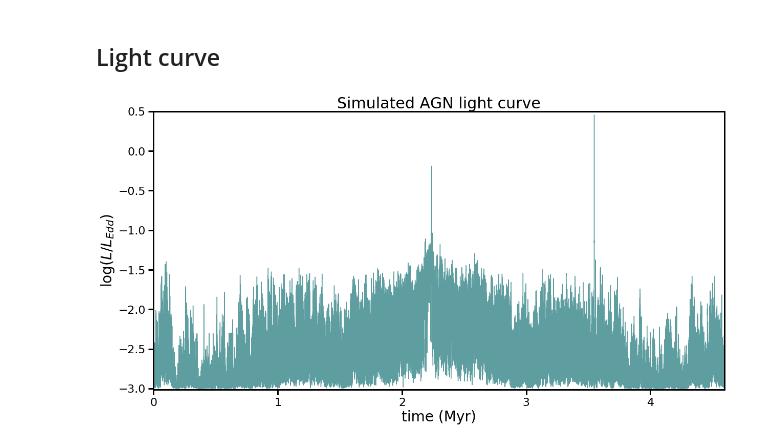
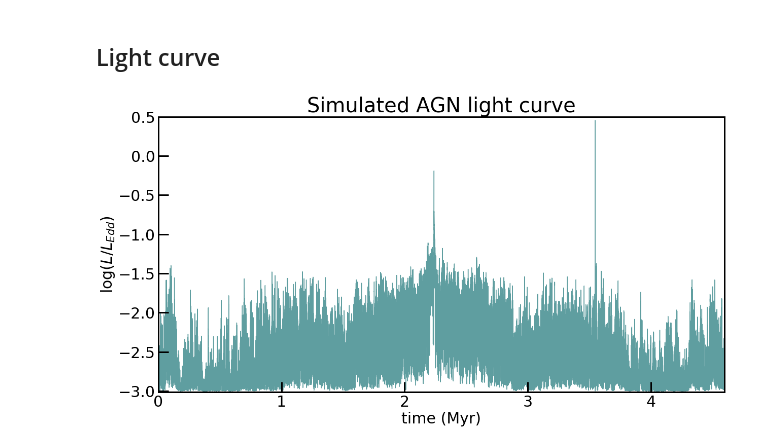
Before and after one commit to openhearted99/AGN_variability_project, a Jupyter notebook: Simulations/visualization/default_params/Factory2.0.ipynb, the cells around one changed output. Drawn from its saved outputs; the diff is of its cells as text; code cells hidden in the pictures.

```diff
--- a/Simulations/visualization/default_params/Factory2.0.ipynb
+++ b/Simulations/visualization/default_params/Factory2.0.ipynb
@@ -628,22 +628,21 @@ time_myr = time_years/1e6 # time in million years
 # %%
 with plt.style.context('seaborn-paper'):
     fig, ax = plt.subplots(1, figsize=(20, 10))
-
-    ax.set_title('Simulated AGN light curve', fontsize=30)
-    ax.tick_params(direction='out', length=10, width=3, labelsize=22)
-    ax.xaxis.offsetText.set_fontsize(22)
+    ax.plot(time_myr, default_curves[0], color='cadetblue', zorder=1)
+    ax.set_title('Simulated AGN light curve', fontsize=40)
+    ax.tick_params(direction='in', length=20, width=3, labelsize=30, zorder=10)
     ax.spines['top'].set_linewidth(3)
     ax.spines['right'].set_linewidth(3)
     ax.spines['bottom'].set_linewidth(3)
     ax.spines['left'].set_linewidth(3)
-    ax.set_xlabel('time (Myr)', fontsize=28)
-    ax.set_ylabel('log($L/L_{Edd}$)', fontsize=28)
+    ax.set_xlabel('time (Myr)', fontsize=30)
+    ax.set_ylabel('log($L/L_{Edd}$)', fontsize=30)
     ax.set_xlim([-0.0002384185791, time_myr[-1]+0.0002384185791])
     ax.set_ylim([-3.015, 0.5])
-    ax.plot(time_myr, default_curves[0], color='cadetblue')
+
 
 
 plt.savefig('AGN light curve.pdf', bbox_inches='tight')
 plt.show()
 # %% [output]
-[figure, old version]
+[figure, new version]
```
Also changed, not shown: 6 other files.
